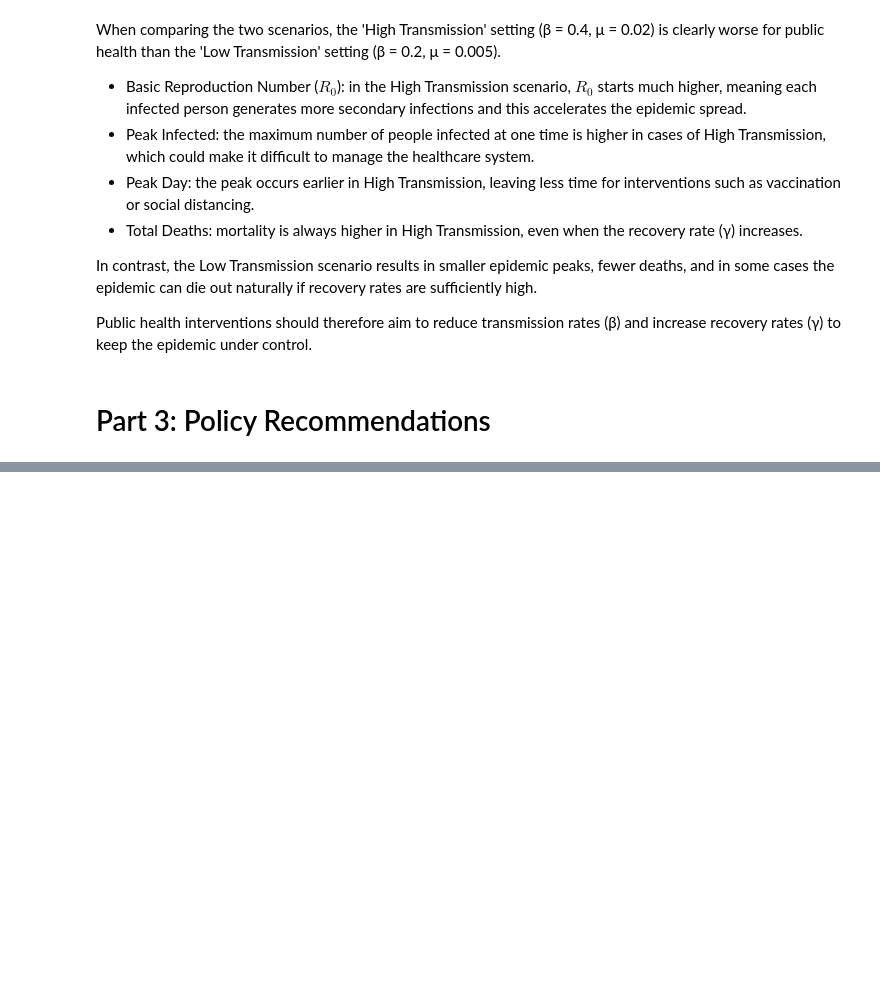
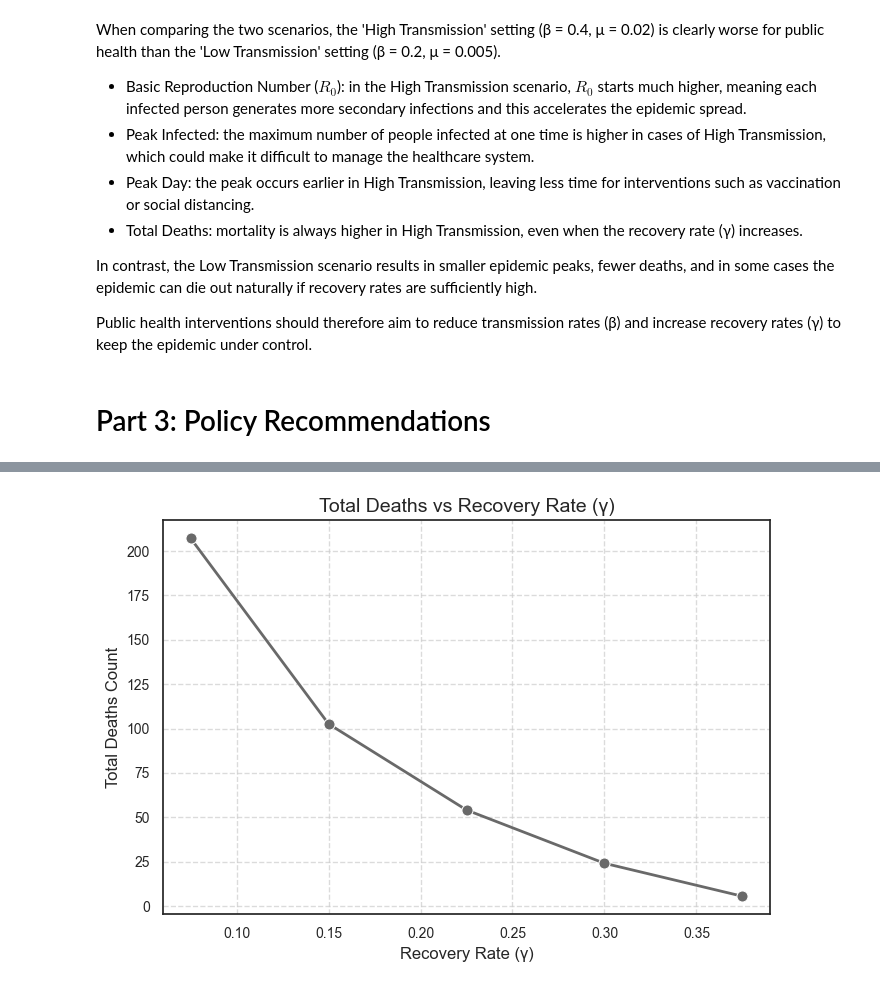
Before and after one commit to ceci2105/BioSystems_Group11, a Jupyter notebook: Assignment2/code.ipynb, the cells around one changed output, grey strips where cells are left out. Saved outputs shown, nothing was run; the diff lists cells and outputs as text; code cells hidden in the pictures; blank space fills up the shorter version.

```diff
--- a/Assignment2/code.ipynb
+++ b/Assignment2/code.ipynb
@@ -278,0 +303,21 @@ under control.
+# %%
+plt.figure(figsize=(7,5))
+sns.lineplot(
+    data=results_intervention,
+    x='gamma',
+    y='total_deaths',
+    marker='o',
+    color='dimgray',
+    linewidth=2,
+    markersize=8
+)
+plt.title('Total Deaths vs Recovery Rate (γ)', fontsize=14)
+plt.xlabel('Recovery Rate (γ)', fontsize=12)
+plt.ylabel('Total Deaths Count', fontsize=12)
+plt.grid(True, linestyle='--', alpha=0.7)
+plt.tick_params(axis='both', which='major', labelsize=10)
+
+plt.tight_layout()
+plt.show()
+# %% [output]
+[figure, added]
```
Also changed, not shown: parts of 7 cells of this notebook.
